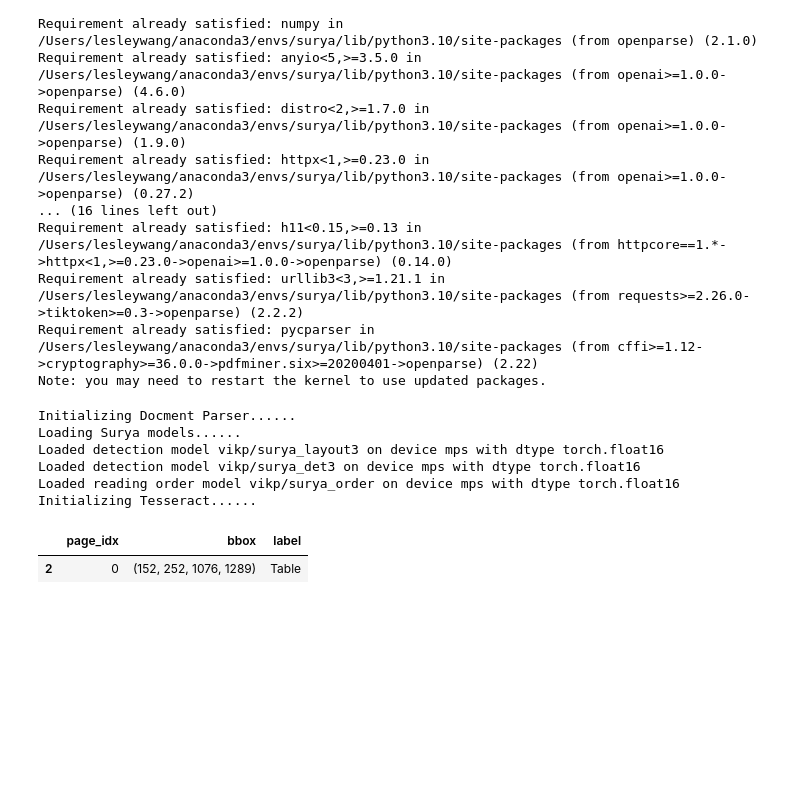
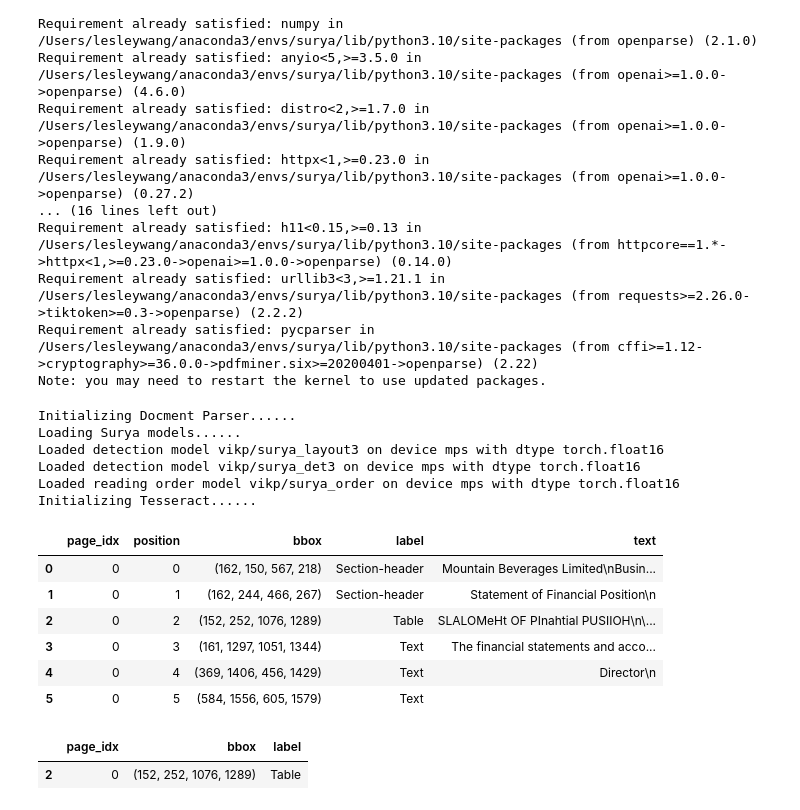
Before and after one commit to lesley2023/IMM_dataset_code, a Jupyter notebook: Code1002/code1.ipynb, the cells around one changed output. Saved outputs shown, nothing was run; the diff lists cells and outputs as text; code cells hidden in the pictures; blank space fills up the shorter version.

```diff
--- a/Code1002/code1.ipynb
+++ b/Code1002/code1.ipynb
@@ -40,6 +42,16 @@ pdf_bytes = open('pic2.pdf', 'rb').read()
 
 pdf_layout = parser.parse_pdf(pdf_bytes)
 pdf_layout.to_excel('output_pic2.xlsx', index=False)
+# %%
+pdf_layout
+# %% [output]
+|  | page_idx | position | bbox | label | text |
+| 0 | 0 | 0 | (162, 150, 567, 218) | Section-header | Mountain Beverages Limited\nBusin... |
+| 1 | 0 | 1 | (162, 244, 466, 267) | Section-header | Statement of Financial Position\n |
+| 2 | 0 | 2 | (152, 252, 1076, 1289) | Table | SLALOMeHt OF PInahtial PUSIIOH\n\... |
+| 3 | 0 | 3 | (161, 1297, 1051, 1344) | Text | The financial statements and acco... |
+| 4 | 0 | 4 | (369, 1406, 456, 1429) | Text | Director\n |
+| 5 | 0 | 5 | (584, 1556, 605, 1579) | Text |  |
 # %%
 def extract_table_data_from_excel(file_path):
     """
```
Also changed, not shown: parts of 12 cells of this notebook, 2 other files.
